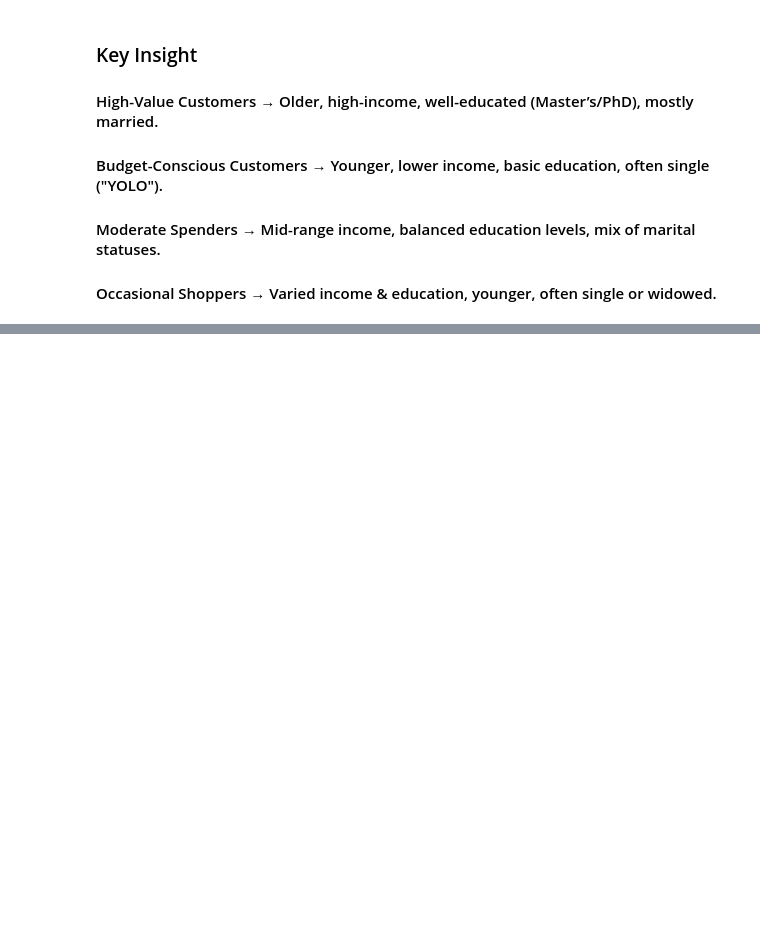
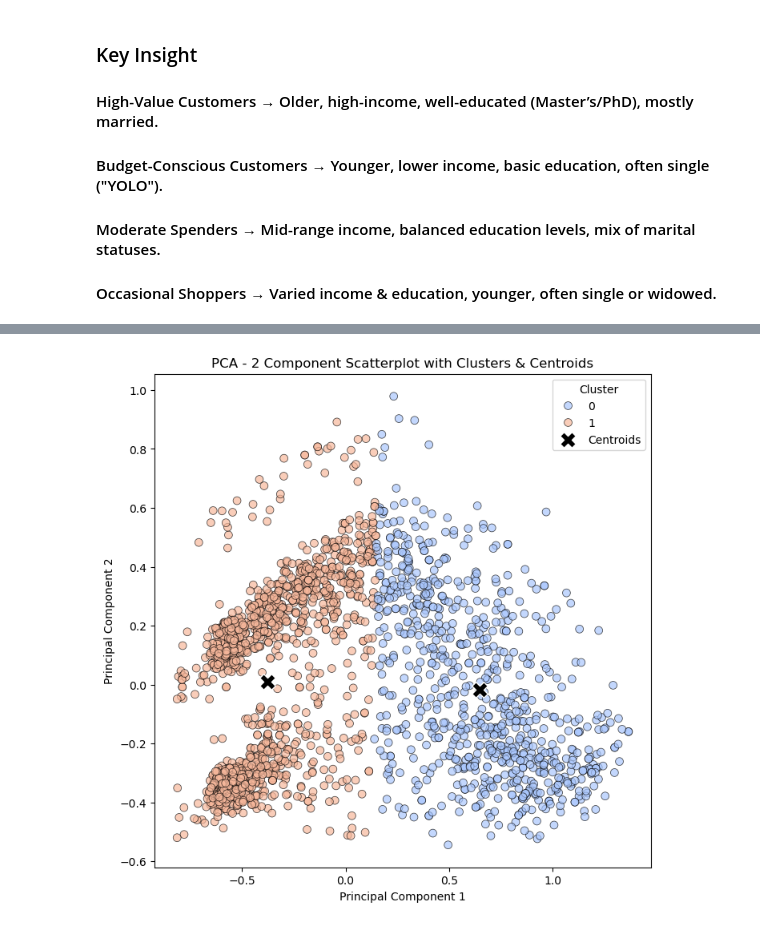
Before and after one commit to hoshangsheth/customer-segmentation-kmeans, a Jupyter notebook: notebooks/model.ipynb, the cells around one changed output, grey strips where cells are left out. Saved outputs shown, nothing was run; the diff lists cells and outputs as text; code cells hidden in the pictures; blank space fills up the shorter version.

Commit message:
Improved Feature selection data applied on KMeans Model. Ready for deployment with streamlit(Coded).

```diff
--- a/notebooks/model.ipynb
+++ b/notebooks/model.ipynb
@@ -1037,0 +1199,5 @@ plt.show()
+# %%
+# Update the dataframe storing in a new variable:
+df_kmeans = df[selected_feature_names]
+# Preview updated dataframe:
+df_kmeans.head()
@@ -1037,0 +1211,29 @@ plt.show()
+# %%
+# Visualize a scatterplot to check Cluster distribution with centroid:
+
+import numpy as np
+import matplotlib.pyplot as plt
+import seaborn as sns
+
+# Add Cluster labels by KMeans Model to check distribution:
+df_kmeans['Cluster'] = kmeans.labels_
+
+# Calculate centroids
+centroids = np.array([pca_scaled[df_kmeans['Cluster'] == i].mean(axis=0) for i in np.unique(df_kmeans['Cluster'])])
+
+plt.figure(figsize=(8, 8))
+
+# Scatter plot of PCA components with clusters
+sns.scatterplot(x=pca_scaled[:, 0], y=pca_scaled[:, 1], hue=df_kmeans['Cluster'], palette="coolwarm", alpha=0.7, s=50, edgecolor="k")
+
+# Plot cluster centroids
+plt.scatter(centroids[:, 0], centroids[:, 1], c="black", marker="X", s=200, label="Centroids", edgecolor="white")
+
+# Labels and Title
+plt.xlabel("Principal Component 1")
+plt.ylabel("Principal Component 2")
+plt.title("PCA - 2 Component Scatterplot with Clusters & Centroids")
+plt.legend(title="Cluster")
+plt.show()
+# %% [output]
+[figure, added]
```
Also changed, not shown: parts of 33 cells of this notebook, 9 other files.
